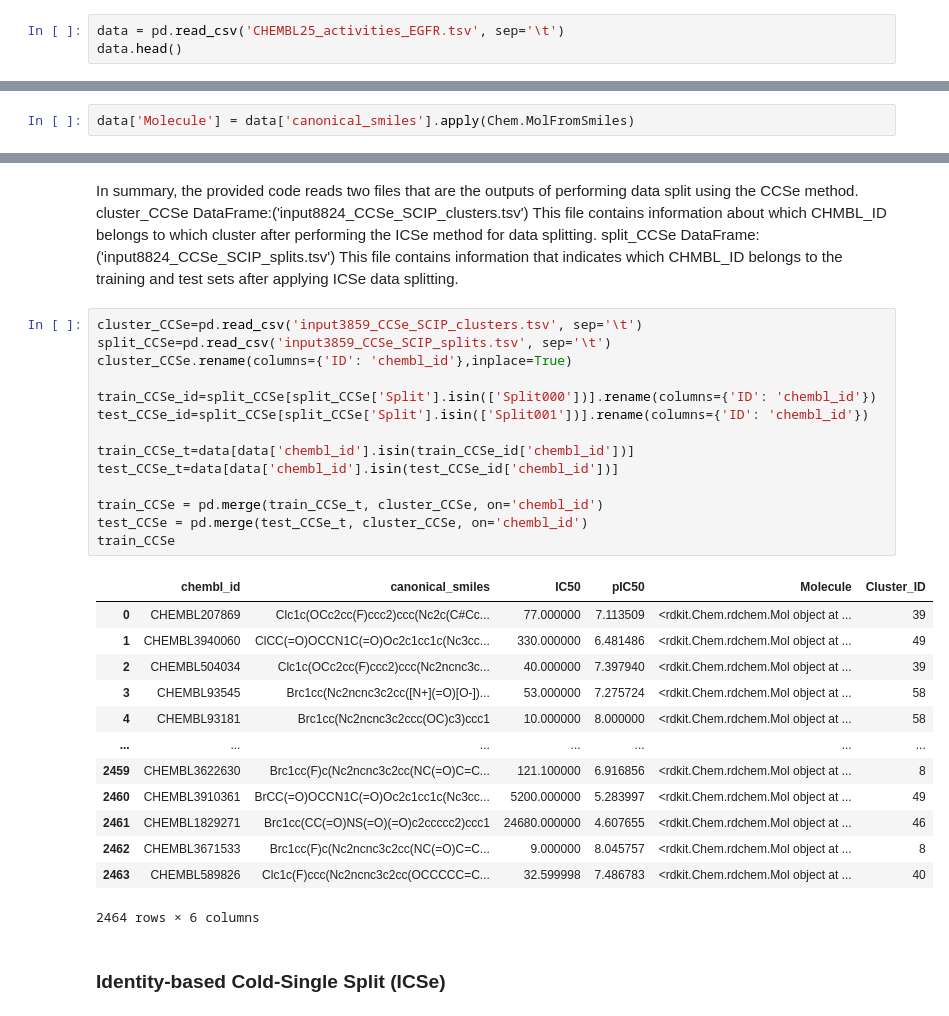
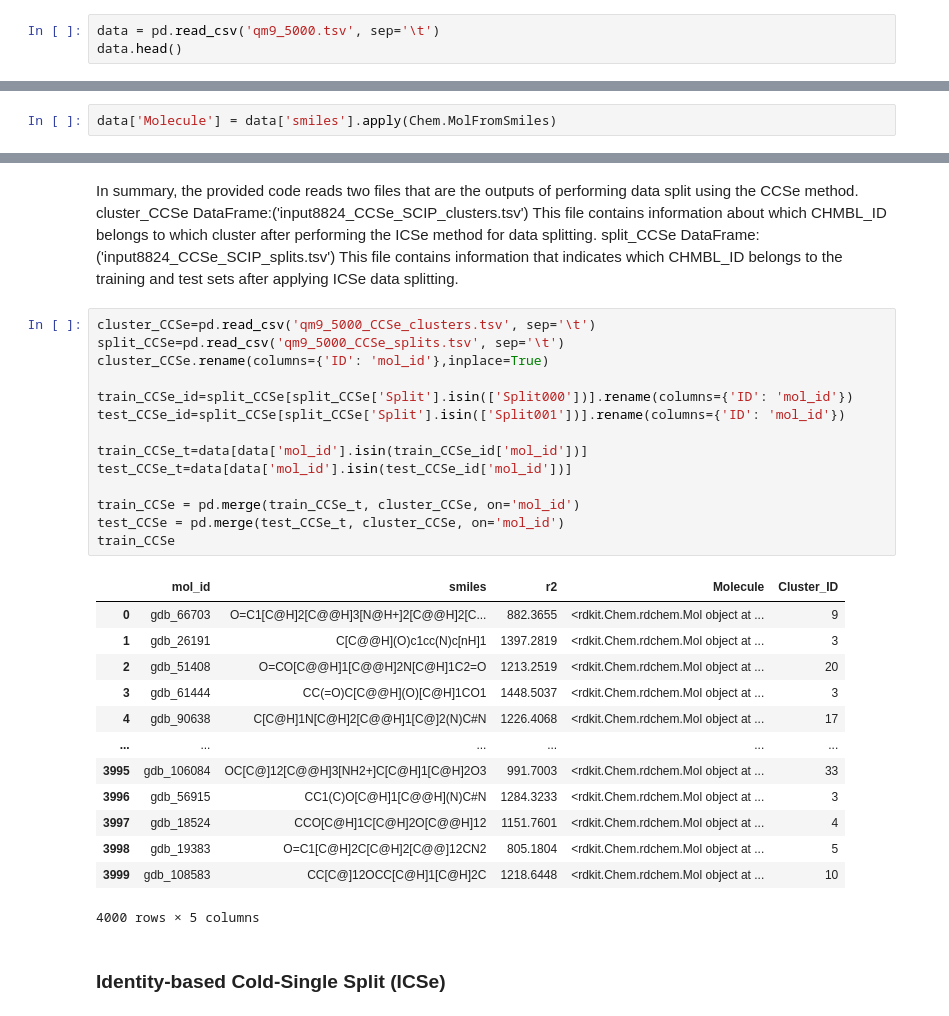
Before and after one commit to volkamerlab/CADDSeminar_2023, a Jupyter notebook: notebooks/T001_Scaffold-based-data-split/T001_Scaffold-based-data-split.ipynb, the cells around one changed output, grey strips where cells are left out. Cells and saved outputs as stored; diff of their text form.

```diff
--- a/notebooks/T001_Scaffold-based-data-split/T001_Scaffold-based-data-split.ipynb
+++ b/notebooks/T001_Scaffold-based-data-split/T001_Scaffold-based-data-split.ipynb
@@ -140,6 +140,6 @@ DATA = HERE / "CHEMBL25_activities_EGFR.tsv"
 ### Import data
 This code reads a file in TSV (tab-separated values) format and stores the data in a pandas DataFrame object named data.
 # %%
-data = pd.read_csv('CHEMBL25_activities_EGFR.tsv', sep='\t')
+data = pd.read_csv('qm9_5000.tsv', sep='\t')
 data.head()
 # %% [output]
@@ -152,7 +152,7 @@ data.head()
 # %% [markdown]
 This code adds a new column called 'Molecule' to the existing pandas DataFrame data. The values in the 'Molecule' column are computed based on the values in the 'canonical_smiles' column using the apply() method and the Chem.MolFromSmiles() function from the RDKit library.
 # %%
-data['Molecule'] = data['canonical_smiles'].apply(Chem.MolFromSmiles)
+data['Molecule'] = data['smiles'].apply(Chem.MolFromSmiles)
 # %% [markdown]
 ### Random Split
 # %%
@@ -175,33 +190,33 @@ This file contains information about which CHMBL_ID belongs to which cluster aft
 split_CCSe DataFrame:('input8824_CCSe_SCIP_splits.tsv')
 This file contains information that indicates which CHMBL_ID belongs to the training and test sets after applying ICSe data splitting.
 # %%
-cluster_CCSe=pd.read_csv('input3859_CCSe_SCIP_clusters.tsv', sep='\t')
-split_CCSe=pd.read_csv('input3859_CCSe_SCIP_splits.tsv', sep='\t')
-cluster_CCSe.rename(columns={'ID': 'chembl_id'},inplace=True)
+cluster_CCSe=pd.read_csv('qm9_5000_CCSe_clusters.tsv', sep='\t')
+split_CCSe=pd.read_csv('qm9_5000_CCSe_splits.tsv', sep='\t')
+cluster_CCSe.rename(columns={'ID': 'mol_id'},inplace=True)
 
-train_CCSe_id=split_CCSe[split_CCSe['Split'].isin(['Split000'])].rename(columns={'ID': 'chembl_id'})
-test_CCSe_id=split_CCSe[split_CCSe['Split'].isin(['Split001'])].rename(columns={'ID': 'chembl_id'})
+train_CCSe_id=split_CCSe[split_CCSe['Split'].isin(['Split000'])].rename(columns={'ID': 'mol_id'})
+test_CCSe_id=split_CCSe[split_CCSe['Split'].isin(['Split001'])].rename(columns={'ID': 'mol_id'})
 
-train_CCSe_t=data[data['chembl_id'].isin(train_CCSe_id['chembl_id'])]
-test_CCSe_t=data[data['chembl_id'].isin(test_CCSe_id['chembl_id'])]
+train_CCSe_t=data[data['mol_id'].isin(train_CCSe_id['mol_id'])]
+test_CCSe_t=data[data['mol_id'].isin(test_CCSe_id['mol_id'])]
 
-train_CCSe = pd.merge(train_CCSe_t, cluster_CCSe, on='chembl_id')
-test_CCSe = pd.merge(test_CCSe_t, cluster_CCSe, on='chembl_id')
+train_CCSe = pd.merge(train_CCSe_t, cluster_CCSe, on='mol_id')
+test_CCSe = pd.merge(test_CCSe_t, cluster_CCSe, on='mol_id')
 train_CCSe
 # %% [output]
-|  | chembl_id | canonical_smiles | IC50 | pIC50 | Molecule | Cluster_ID |
-| 0 | CHEMBL207869 | Clc1c(OCc2cc(F)ccc2)ccc(Nc2c(C#Cc... | 77.000000 | 7.113509 | <rdkit.Chem.rdchem.Mol object at ... | 39 |
-| 1 | CHEMBL3940060 | ClCC(=O)OCCN1C(=O)Oc2c1cc1c(Nc3cc... | 330.000000 | 6.481486 | <rdkit.Chem.rdchem.Mol object at ... | 49 |
-| 2 | CHEMBL504034 | Clc1c(OCc2cc(F)ccc2)ccc(Nc2ncnc3c... | 40.000000 | 7.397940 | <rdkit.Chem.rdchem.Mol object at ... | 39 |
-| 3 | CHEMBL93545 | Brc1cc(Nc2ncnc3c2cc([N+](=O)[O-])... | 53.000000 | 7.275724 | <rdkit.Chem.rdchem.Mol object at ... | 58 |
-| 4 | CHEMBL93181 | Brc1cc(Nc2ncnc3c2ccc(OC)c3)ccc1 | 10.000000 | 8.000000 | <rdkit.Chem.rdchem.Mol object at ... | 58 |
-| ... | ... | ... | ... | ... | ... | ... |
-| 2459 | CHEMBL3622630 | Brc1cc(F)c(Nc2ncnc3c2cc(NC(=O)C=C... | 121.100000 | 6.916856 | <rdkit.Chem.rdchem.Mol object at ... | 8 |
-| 2460 | CHEMBL3910361 | BrCC(=O)OCCN1C(=O)Oc2c1cc1c(Nc3cc... | 5200.000000 | 5.283997 | <rdkit.Chem.rdchem.Mol object at ... | 49 |
-| 2461 | CHEMBL1829271 | Brc1cc(CC(=O)NS(=O)(=O)c2ccccc2)ccc1 | 24680.000000 | 4.607655 | <rdkit.Chem.rdchem.Mol object at ... | 46 |
-| 2462 | CHEMBL3671533 | Brc1cc(F)c(Nc2ncnc3c2cc(NC(=O)C=C... | 9.000000 | 8.045757 | <rdkit.Chem.rdchem.Mol object at ... | 8 |
-| 2463 | CHEMBL589826 | Clc1c(F)ccc(Nc2ncnc3c2cc(OCCCCC=C... | 32.599998 | 7.486783 | <rdkit.Chem.rdchem.Mol object at ... | 40 |
+|  | mol_id | smiles | r2 | Molecule | Cluster_ID |
+| 0 | gdb_66703 | O=C1[C@H]2[C@@H]3[N@H+]2[C@@H]2[C... | 882.3655 | <rdkit.Chem.rdchem.Mol object at ... | 9 |
+| 1 | gdb_26191 | C[C@@H](O)c1cc(N)c[nH]1 | 1397.2819 | <rdkit.Chem.rdchem.Mol object at ... | 3 |
+| 2 | gdb_51408 | O=CO[C@@H]1[C@@H]2N[C@H]1C2=O | 1213.2519 | <rdkit.Chem.rdchem.Mol object at ... | 20 |
+| 3 | gdb_61444 | CC(=O)C[C@@H](O)[C@H]1CO1 | 1448.5037 | <rdkit.Chem.rdchem.Mol object at ... | 3 |
+| 4 | gdb_90638 | C[C@H]1N[C@H]2[C@@H]1[C@]2(N)C#N | 1226.4068 | <rdkit.Chem.rdchem.Mol object at ... | 17 |
+| ... | ... | ... | ... | ... | ... |
+| 3995 | gdb_106084 | OC[C@]12[C@@H]3[NH2+]C[C@H]1[C@H]2O3 | 991.7003 | <rdkit.Chem.rdchem.Mol object at ... | 33 |
+| 3996 | gdb_56915 | CC1(C)O[C@H]1[C@@H](N)C#N | 1284.3233 | <rdkit.Chem.rdchem.Mol object at ... | 3 |
+| 3997 | gdb_18524 | CCO[C@H]1C[C@H]2O[C@@H]12 | 1151.7601 | <rdkit.Chem.rdchem.Mol object at ... | 4 |
+| 3998 | gdb_19383 | O=C1[C@H]2C[C@H]2[C@@]12CN2 | 805.1804 | <rdkit.Chem.rdchem.Mol object at ... | 5 |
+| 3999 | gdb_108583 | CC[C@]12OCC[C@H]1[C@H]2C | 1218.6448 | <rdkit.Chem.rdchem.Mol object at ... | 10 |
-2464 rows × 6 columns
+4000 rows × 5 columns
 # %% [markdown]
 ### Identity-based Cold-Single Split (ICSe)
 # %% [markdown]
```
Also changed, not shown: parts of 15 cells of this notebook, 4 other files.
